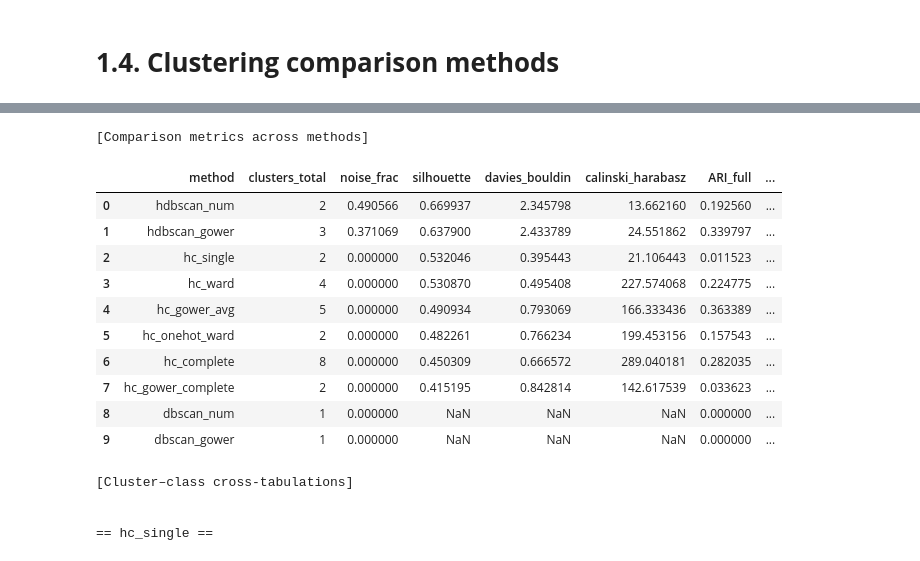
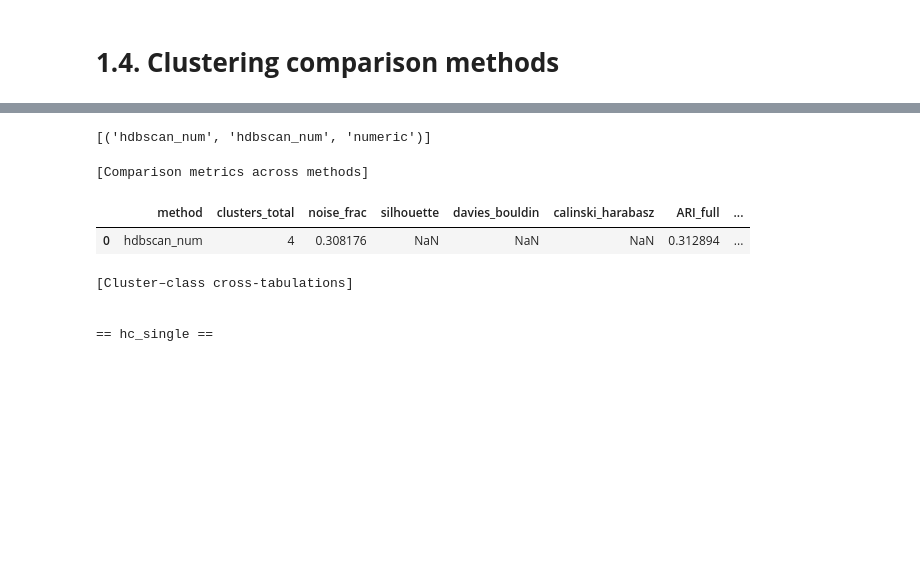
Before and after one commit to fehimecapar/Data-Science-For-Decision-Support, a Jupyter notebook: assignment4.ipynb, the cells around one changed output, grey strips where cells are left out. Cells and saved outputs as stored; diff of their text form; code cells hidden in the pictures; blank space fills up the shorter version.

```diff
--- a/assignment4.ipynb
+++ b/assignment4.ipynb
@@ -686,12 +572,7 @@ def _mds_from_distance(D, n_components=10, random_state=42):
     return X_emb
 # %%
 def _eval_internal(X, labels, kind: str, D_precomputed=None):
-    """
-    Compute internal metrics:
-    - silhouette (precomputed distance if kind='gower'; else Euclidean on X)
-    - DBI and CHI on X (for gower -> on MDS embedding of D_precomputed)
-    Handle noise (-1) by computing silhouette on non-noise subset when possible.
-    """
+
     labels = np.asarray(labels)
     n = len(labels)
     # 2+ clusters and at least one non-noise point per cluster required
@@ -701,22 +582,12 @@ def _eval_internal(X, labels, kind: str, D_precomputed=None):
 
     # Prepare feature space for DBI/CHI
     X_for_scores = X
-    if kind == 'gower':
-        # Build an MDS embedding for DBI/CHI
-        if D_precomputed is None:
-            raise ValueError("Gower method requires D_gower for internal metrics.")
-        X_for_scores = _mds_from_distance(D_precomputed)
 
     # SILHOUETTE
     sil = np.nan
     if k_eff >= 2 and np.sum(mask_non_noise) > k_eff:
         try:
-            if _needs_precomputed(kind):
-                # Use precomputed Gower distances on non-noise subset
-                D_mask = D_precomputed[np.ix_(mask_non_noise, mask_non_noise)]
-                sil = silhouette_score(D_mask, labels[mask_non_noise], metric='precomputed')
-            else:
-                sil = silhouette_score(X[mask_non_noise], labels[mask_non_noise], metric='euclidean')
+            sil = silhouette_score(X[mask_non_noise], labels[mask_non_noise], metric='euclidean')
         except Exception:
             sil = np.nan
 
@@ -740,9 +611,7 @@ def _eval_external(y_true, labels):
     """
     External validation metrics vs. ground-truth classes (Species):
     - ARI, NMI, FMI
-    Report both:
-      * FULL: includes noise=-1 (if present).
-      * MASKED: excludes noise (if any), to see clean comparison.
+
     """
     labels = np.asarray(labels)
     # Align y_true to same index (already aligned through keep_idx)
@@ -763,68 +632,48 @@ def _eval_external(y_true, labels):
         ari_mask = nmi_mask = fmi_mask = np.nan
 
     return (ari_full, nmi_full, fmi_full, ari_mask, nmi_mask, fmi_mask)
+# %%
+available_methods
+# %% [output]
+[('hdbscan_num', 'hdbscan_num', 'numeric')]
 # %%
-# 3) Compute metrics for all available methods
-# ---------------------------------------
 y_true = df.loc[keep_idx, 'Species'].values
 
 rows = []
 for name, col, kind in available_methods:
+
     labels = result_df[col].values
 
-    # choose feature matrix
-    if kind == 'numeric':
-        X = X_num
-        D = None
-    elif kind == 'onehot':
-        X = get_X_onehot()
-        D = None
-    elif kind == 'gower':
-        X = None            # silhouette will use precomputed; DBI/CHI will use MDS embedding
-        D = D_gower
-    else:
-        X = X_num; D = None
-
-    sil, dbi, chi = _eval_internal(X if X is not None else (D if kind=='gower' else X_num),
-                                   labels, kind, D_precomputed=D)
+    sil, dbi, chi = _eval_internal(X, labels, kind, D_precomputed=None)
 
     ari_full, nmi_full, fmi_full, ari_mask, nmi_mask, fmi_mask = _eval_external(y_true, labels)
 
     rows.append({
         'method': name,
         'clusters_total': int(len(np.unique(labels[labels!=-1]))) if np.any(labels!=-1) else 0,
         'noise_frac': float(np.mean(labels==-1)) if -1 in labels else 0.0,
         'silhouette': sil,
         'davies_bouldin': dbi,
         'calinski_harabasz': chi,
         'ARI_full': ari_full,
         'NMI_full': nmi_full,
         'FMI_full': fmi_full,
         'ARI_masked': ari_mask,
         'NMI_masked': nmi_mask,
         'FMI_masked': fmi_mask
     })
 
 metrics_df = pd.DataFrame(rows).sort_values(
     by=['silhouette', 'calinski_harabasz', 'davies_bouldin'],
     ascending=[False, False, True]
 ).reset_index(drop=True)
 
 print("\n[Comparison metrics across methods]\n")
-display(metrics_df)
+display(metrics_df_2)
 # %% [output]
 [Comparison metrics across methods]
 |  | method | clusters_total | noise_frac | silhouette | davies_bouldin | calinski_harabasz | ARI_full | ... |
-| 0 | hdbscan_num | 2 | 0.490566 | 0.669937 | 2.345798 | 13.662160 | 0.192560 | ... |
-| 1 | hdbscan_gower | 3 | 0.371069 | 0.637900 | 2.433789 | 24.551862 | 0.339797 | ... |
-| 2 | hc_single | 2 | 0.000000 | 0.532046 | 0.395443 | 21.106443 | 0.011523 | ... |
-| 3 | hc_ward | 4 | 0.000000 | 0.530870 | 0.495408 | 227.574068 | 0.224775 | ... |
-| 4 | hc_gower_avg | 5 | 0.000000 | 0.490934 | 0.793069 | 166.333436 | 0.363389 | ... |
-| 5 | hc_onehot_ward | 2 | 0.000000 | 0.482261 | 0.766234 | 199.453156 | 0.157543 | ... |
-| 6 | hc_complete | 8 | 0.000000 | 0.450309 | 0.666572 | 289.040181 | 0.282035 | ... |
-| 7 | hc_gower_complete | 2 | 0.000000 | 0.415195 | 0.842814 | 142.617539 | 0.033623 | ... |
-| 8 | dbscan_num | 1 | 0.000000 | NaN | NaN | NaN | 0.000000 | ... |
-| 9 | dbscan_gower | 1 | 0.000000 | NaN | NaN | NaN | 0.000000 | ... |
+| 0 | hdbscan_num | 4 | 0.308176 | NaN | NaN | NaN | 0.312894 | ... |
 # %%
 # 4) Cluster–class cross-tabulation for each method
 # ---------------------------------------
```
Also changed, not shown: parts of 22 cells of this notebook.
